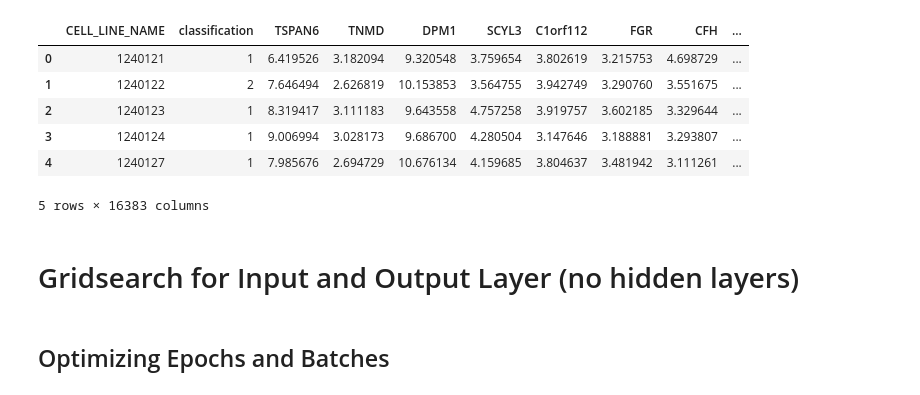
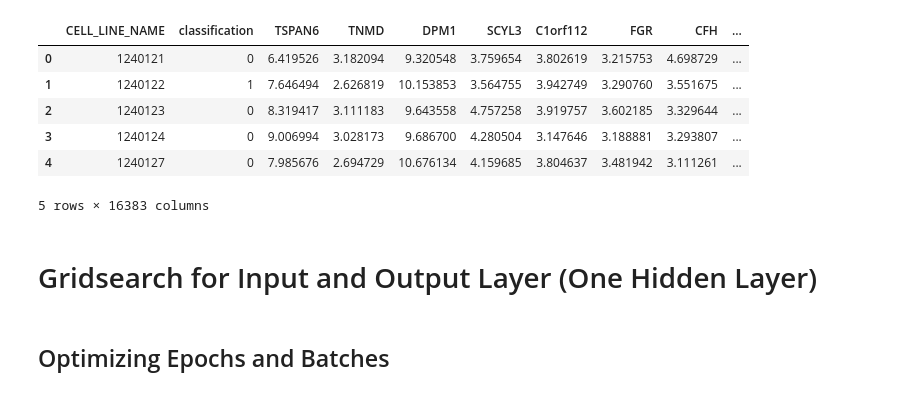
Before and after one commit to tig3r66/youreka_genes, a Jupyter notebook: src/nnet/model_iterations.ipynb, the cells around one changed output. Saved outputs shown, nothing was run; the diff lists cells and outputs as text; code cells hidden in the pictures.

Commit message:
added new gridsearch algorithm

```diff
--- a/src/nnet/model_iterations.ipynb
+++ b/src/nnet/model_iterations.ipynb
@@ -17,14 +15,16 @@ Using TensorFlow backend.
 # %%
 data = pd.read_csv("data/combined_expression.csv")
-data.head()
-# %% [output]
-|  | CELL_LINE_NAME | classification | TSPAN6 | TNMD | DPM1 | SCYL3 | C1orf112 | FGR | CFH | ... |
-| 0 | 1240121 | 1 | 6.419526 | 3.182094 | 9.320548 | 3.759654 | 3.802619 | 3.215753 | 4.698729 | ... |
-| 1 | 1240122 | 2 | 7.646494 | 2.626819 | 10.153853 | 3.564755 | 3.942749 | 3.290760 | 3.551675 | ... |
-| 2 | 1240123 | 1 | 8.319417 | 3.111183 | 9.643558 | 4.757258 | 3.919757 | 3.602185 | 3.329644 | ... |
-| 3 | 1240124 | 1 | 9.006994 | 3.028173 | 9.686700 | 4.280504 | 3.147646 | 3.188881 | 3.293807 | ... |
-| 4 | 1240127 | 1 | 7.985676 | 2.694729 | 10.676134 | 4.159685 | 3.804637 | 3.481942 | 3.111261 | ... |
-5 rows × 16383 columns
+# %%
+data['classification'].replace({1: 0, 2: 1}, inplace=True)
+data.head()
+# %% [output]
+|  | CELL_LINE_NAME | classification | TSPAN6 | TNMD | DPM1 | SCYL3 | C1orf112 | FGR | CFH | ... |
+| 0 | 1240121 | 0 | 6.419526 | 3.182094 | 9.320548 | 3.759654 | 3.802619 | 3.215753 | 4.698729 | ... |
+| 1 | 1240122 | 1 | 7.646494 | 2.626819 | 10.153853 | 3.564755 | 3.942749 | 3.290760 | 3.551675 | ... |
+| 2 | 1240123 | 0 | 8.319417 | 3.111183 | 9.643558 | 4.757258 | 3.919757 | 3.602185 | 3.329644 | ... |
+| 3 | 1240124 | 0 | 9.006994 | 3.028173 | 9.686700 | 4.280504 | 3.147646 | 3.188881 | 3.293807 | ... |
+| 4 | 1240127 | 0 | 7.985676 | 2.694729 | 10.676134 | 4.159685 | 3.804637 | 3.481942 | 3.111261 | ... |
+5 rows × 16383 columns
 # %%
 selected_genes = pd.read_csv('cleaned/boruta-99-25-0.01.csv')
 selected_genes = selected_genes.values.tolist()
@@ -39,7 +39,7 @@ x_scaled = scalar.fit_transform(X)
 # splitting data (20% test, 80% train)
 X_train, X_test, y_train, y_test = train_test_split(x_scaled, y, test_size=0.2, random_state=0)
 # %% [markdown]
-# Gridsearch for Input and Output Layer (no hidden layers)
+# Gridsearch for Input and Output Layer (One Hidden Layer)
 # %% [markdown]
 ## Optimizing Epochs and Batches
 # %%
```
Also changed, not shown: parts of 15 cells of this notebook.
